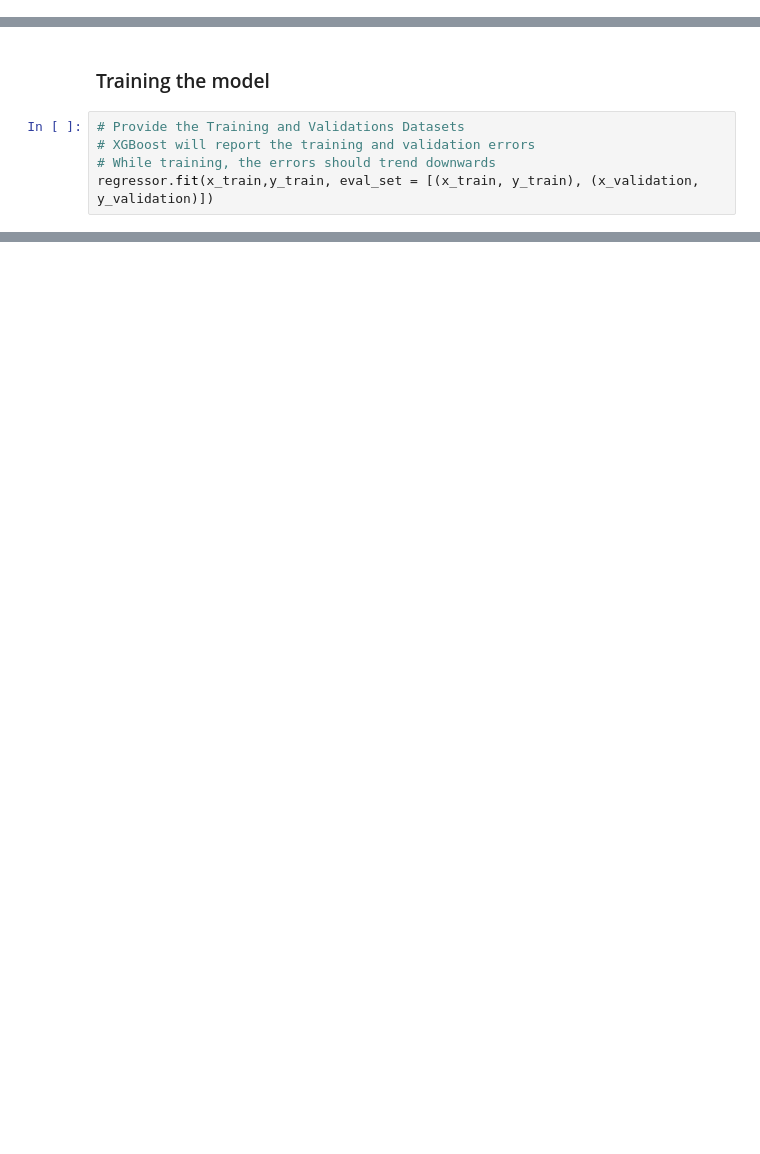
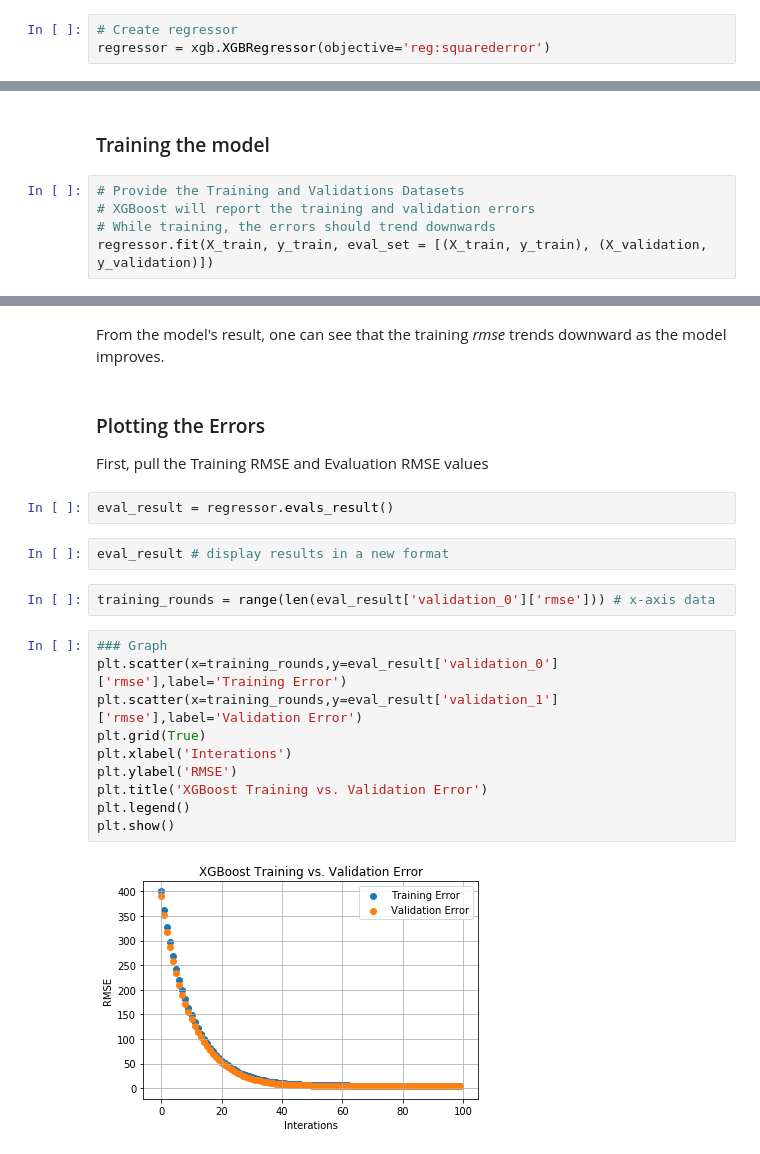
Before and after one commit to jeremywood-ai/Tau_Legion, a Jupyter notebook: xgboost/Linear_QuadraticRegression/linearXGBoostLocal.ipynb, the cells around one changed output, grey strips where cells are left out. Cells and saved outputs as stored; diff of their text form; blank space fills up the shorter version.

Commit message:
Completed Linear Regression vs. XGBoost
Notebook complete showcasing Linear Regression and XGBoost performance.
Developed with *Amazon EI conda with TensorFlow on Python 3.6.5*

```diff
--- a/xgboost/Linear_QuadraticRegression/linearXGBoostLocal.ipynb
+++ b/xgboost/Linear_QuadraticRegression/linearXGBoostLocal.ipynb
@@ -125,0 +170,3 @@ regressor
+# %%
+# Create regressor
+regressor = xgb.XGBRegressor(objective='reg:squarederror')
@@ -129,4 +186,4 @@ regressor
 # Provide the Training and Validations Datasets
 # XGBoost will report the training and validation errors
 # While training, the errors should trend downwards
-regressor.fit(x_train,y_train, eval_set = [(x_train, y_train), (x_validation, y_validation)])
+regressor.fit(X_train, y_train, eval_set = [(X_train, y_train), (X_validation, y_validation)])
@@ -151,0 +215,23 @@ regressor.fit(x_train,y_train, eval_set = [(x_train, y_train), (x_validation, y_
+# %% [markdown]
+From the model's result, one can see that the training *rmse* trends downward as the model improves.
+# %% [markdown]
+### Plotting the Errors
+First, pull the Training RMSE and Evaluation RMSE values
+# %%
+eval_result = regressor.evals_result()
+# %%
+eval_result # display results in a new format
+# %%
+training_rounds = range(len(eval_result['validation_0']['rmse'])) # x-axis data
+# %%
+### Graph
+plt.scatter(x=training_rounds,y=eval_result['validation_0']['rmse'],label='Training Error')
+plt.scatter(x=training_rounds,y=eval_result['validation_1']['rmse'],label='Validation Error')
+plt.grid(True)
+plt.xlabel('Interations')
+plt.ylabel('RMSE')
+plt.title('XGBoost Training vs. Validation Error')
+plt.legend()
+plt.show()
+# %% [output]
+[figure, added]
```
Also changed, not shown: parts of 84 cells of this notebook.
